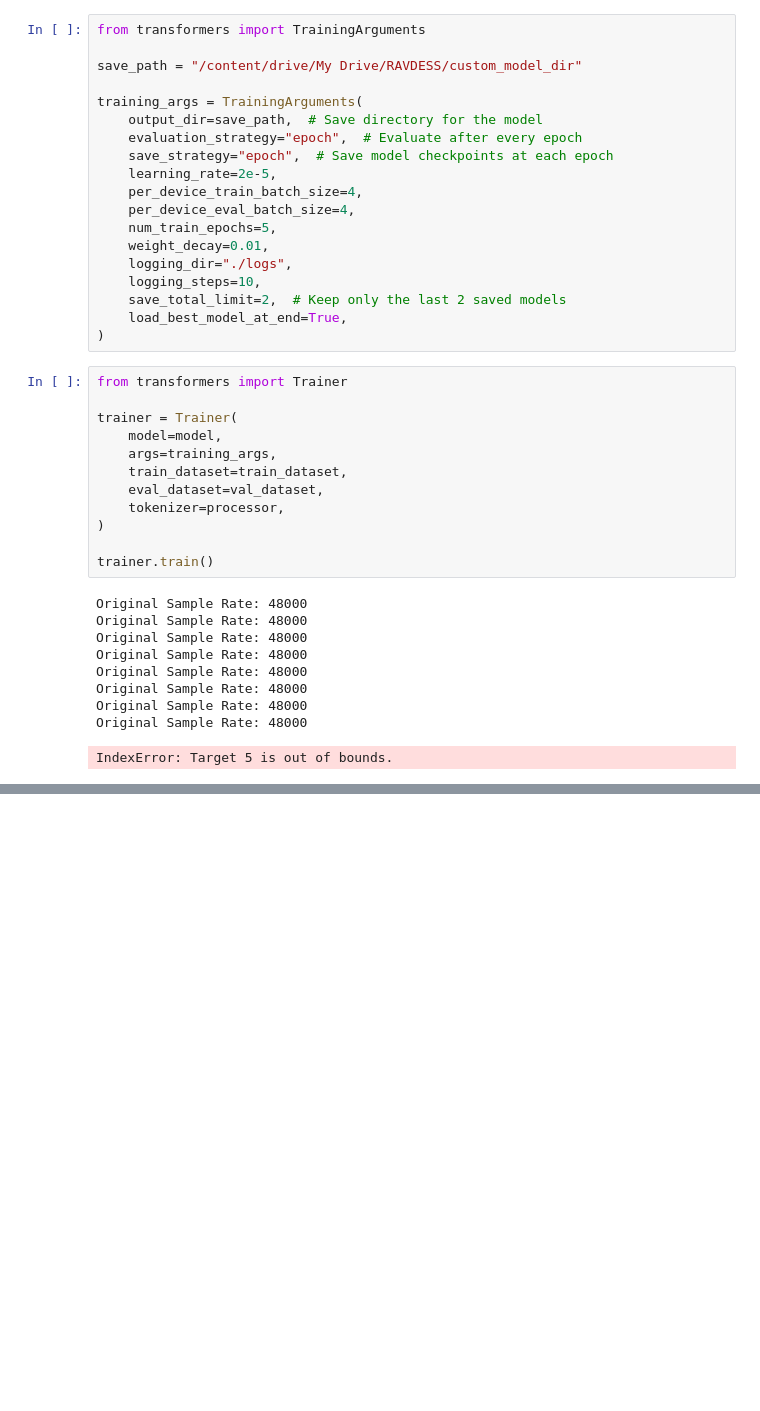
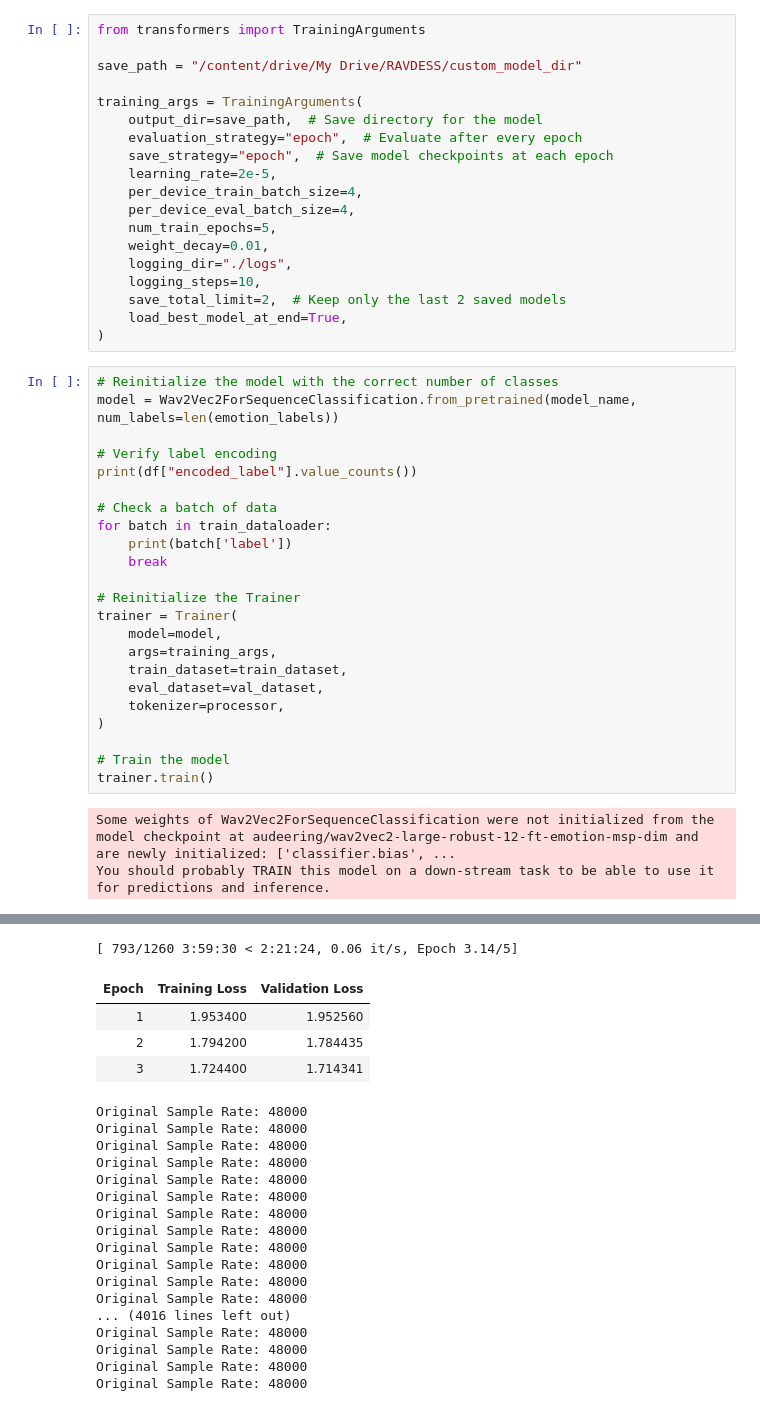
Before and after one commit to Minach2002/deep-learning-projects, a Jupyter notebook: copy_speech_.ipynb, the cells around one changed output, grey strips where cells are left out. Saved outputs shown, nothing was run; the diff lists cells and outputs as text; blank space fills up the shorter version.

```diff
--- a/copy_speech_.ipynb
+++ b/copy_speech_.ipynb
@@ -283,25 +283,29 @@ training_args = TrainingArguments(
     save_total_limit=2,  # Keep only the last 2 saved models
     load_best_model_at_end=True,
 )
-# %%
-from transformers import Trainer
-
-trainer = Trainer(
-    model=model,
-    args=training_args,
-    train_dataset=train_dataset,
-    eval_dataset=val_dataset,
-    tokenizer=processor,
-)
-
-trainer.train()
-# %% [output]
-Original Sample Rate: 48000
-Original Sample Rate: 48000
-Original Sample Rate: 48000
-Original Sample Rate: 48000
-Original Sample Rate: 48000
-Original Sample Rate: 48000
-Original Sample Rate: 48000
-Original Sample Rate: 48000
-IndexError: Target 5 is out of bounds.
+# %%
+# Reinitialize the model with the correct number of classes
+model = Wav2Vec2ForSequenceClassification.from_pretrained(model_name, num_labels=len(emotion_labels))
+
+# Verify label encoding
+print(df["encoded_label"].value_counts())
+
+# Check a batch of data
+for batch in train_dataloader:
+    print(batch['label'])
+    break
+
+# Reinitialize the Trainer
+trainer = Trainer(
+    model=model,
+    args=training_args,
+    train_dataset=train_dataset,
+    eval_dataset=val_dataset,
+    tokenizer=processor,
+)
+
+# Train the model
+trainer.train()
+# %% [output]
+Some weights of Wav2Vec2ForSequenceClassification were not initialized from the model checkpoint at audeering/wav2vec2-large-robust-12-ft-emotion-msp-dim and are newly initialized: ['classifier.bias', ...
+You should probably TRAIN this model on a down-stream task to be able to use it for predictions and inference.
@@ -307,0 +329,22 @@ IndexError: Target 5 is out of bounds.
+[ 793/1260 3:59:30 < 2:21:24, 0.06 it/s, Epoch 3.14/5]
+| Epoch | Training Loss | Validation Loss |
+| 1 | 1.953400 | 1.952560 |
+| 2 | 1.794200 | 1.784435 |
+| 3 | 1.724400 | 1.714341 |
+Original Sample Rate: 48000
+Original Sample Rate: 48000
+Original Sample Rate: 48000
+Original Sample Rate: 48000
+Original Sample Rate: 48000
+Original Sample Rate: 48000
+Original Sample Rate: 48000
+Original Sample Rate: 48000
+Original Sample Rate: 48000
+Original Sample Rate: 48000
+Original Sample Rate: 48000
+Original Sample Rate: 48000
+... (4016 lines left out)
+Original Sample Rate: 48000
+Original Sample Rate: 48000
+Original Sample Rate: 48000
+Original Sample Rate: 48000
```
Also changed, not shown: parts of 2 cells of this notebook.
